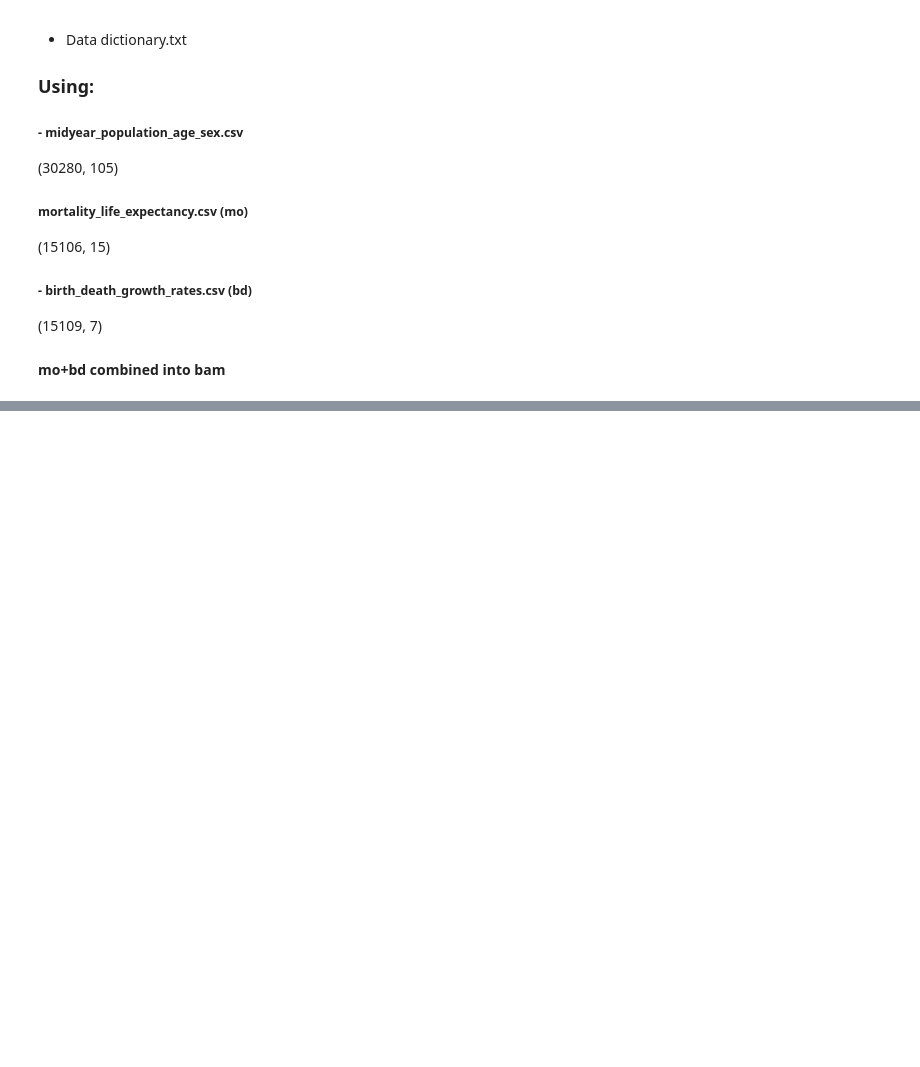
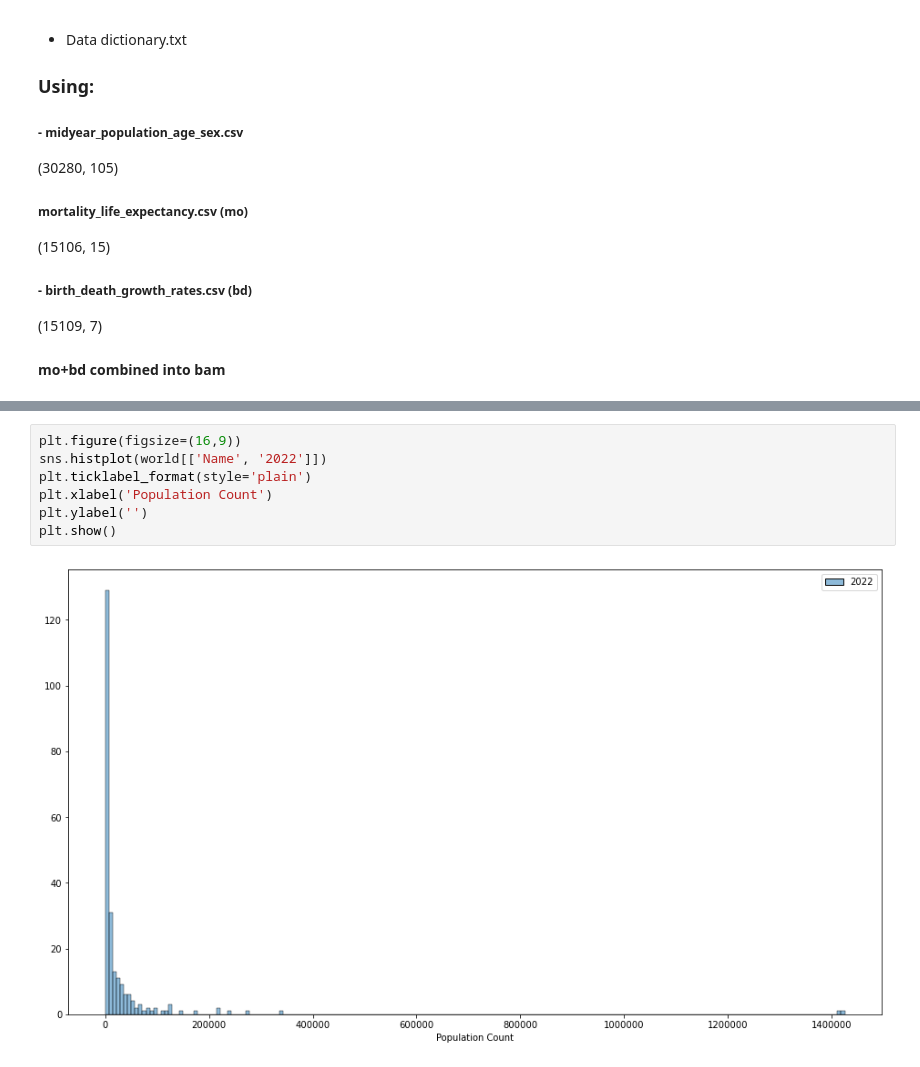
Before and after one commit to etclark3/indiv_project, a Jupyter notebook: notebook.ipynb, the cells around one changed output, grey strips where cells are left out. Drawn from its saved outputs; the diff is of its cells as text; blank space fills up the shorter version.

```diff
--- a/notebook.ipynb
+++ b/notebook.ipynb
@@ -545,0 +560,9 @@ KeyError: 1425887
+# %%
+plt.figure(figsize=(16,9))
+sns.histplot(world[['Name', '2022']])
+plt.ticklabel_format(style='plain')
+plt.xlabel('Population Count')
+plt.ylabel('')
+plt.show()
+# %% [output]
+[figure, added]
```
Also changed, not shown: parts of 18 cells of this notebook.
